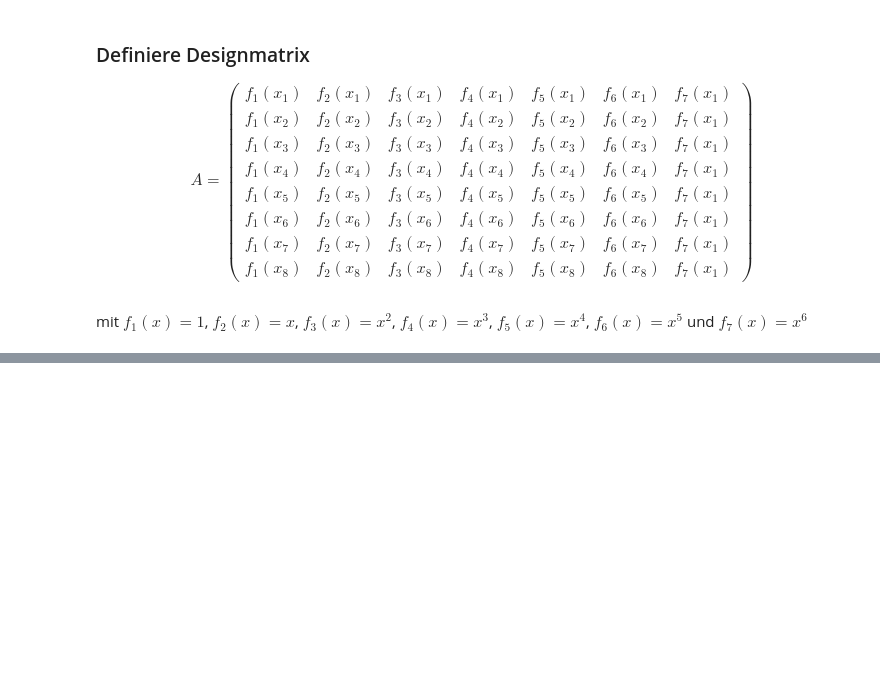
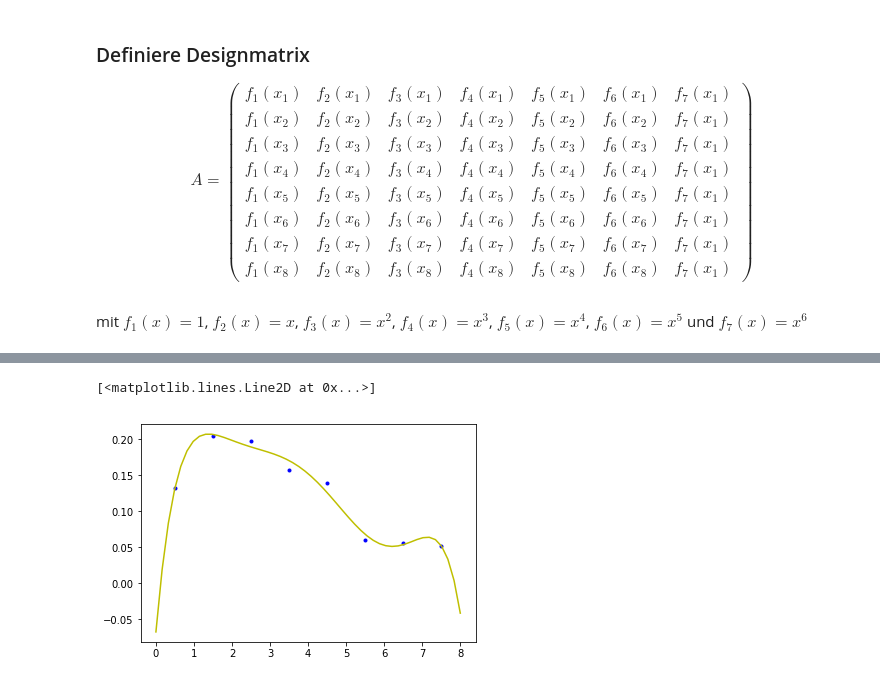
Before and after one commit to morpheus176/SMD-Abgaben, a Jupyter notebook: Blatt 09/Aufgabe25/Aufgabe25.ipynb, the cells around one changed output, grey strips where cells are left out. Drawn from its saved outputs; the diff is of its cells as text; code cells hidden in the pictures; blank space fills up the shorter version.

```diff
--- a/Blatt 09/Aufgabe25/Aufgabe25.ipynb
+++ b/Blatt 09/Aufgabe25/Aufgabe25.ipynb
@@ -43,7 +44,2 @@ def MatrixA(x):
 # %% [markdown]
 mit $f_1(x) = 1$,  $f_2(x) = x $, $f_3(x) = x^2$, $f_4(x) = x^3 $, $f_5(x) = x^4$, $f_6(x) = x^5 $ und $f_7(x) = x^6 $
-# %%
-with open('aufg_a.csv', newline='') as csvfile:
-    data = list(csv.reader(csvfile))
-
-print(data)
@@ -52,12 +46,14 @@ print(data)
 # %%
-#ndata=np.delete(data, (0), axis=0)
-ndata=np.array(data[1:])
-x = ndata[:,0]
-x = x.astype(np.float)
-x = np.asarray(x)
-y = ndata[:,1]
-y = y.astype(np.float)
-y = np.asarray(y)
-A = MatrixA(x2)
-a = (A.T*A)
-a
+def exceldata(file):
+    with open(file, newline='') as csvfile:
+        data = list(csv.reader(csvfile))
+    ndata=np.array(data[1:])
+    x = ndata[:,0]
+    x = x.astype(np.float)
+    y = ndata[:,1]
+    y = y.astype(np.float)
+    if len(ndata[0]) == 3:
+        z = ndata[:,2]
+        z = y.astype(np.float)
+        return x, y, z
+    return x, y
@@ -65,0 +60,7 @@ ValueError: operands could not be broadcast together with shapes (7,8) (8,7)
+# %%
+#ndata=np.delete(data, (0), axis=0)
+x, y =exceldata('aufg_a.csv')
+ymatrix = np.asmatrix(y)
+a = (A.T*A)**(-1)*A.T*ymatrix.T
+a
+#a_array=np.asarray(a)
@@ -66,5 +75,9 @@ ValueError: operands could not be broadcast together with shapes (7,8) (8,7)
 # %%
-z=np.linspace(0, 10)
-plt.plot(x2, y2, 'b.')
-p=polynom6(z, a[6], a[5], a[4], a[3], a[2], a[1], a[])
-plt.plot(z, p)
+z=np.linspace(0, 8)
+plt.plot(x, y, 'b.')
+a_Array=np.asarray(a)
+p=polynom6(z, a_Array[6], a_Array[5], a_Array[4], a_Array[3], a_Array[2], a_Array[1], a_Array[0])
+plt.plot(z, p, 'y-')
+# %% [output]
+[<matplotlib.lines.Line2D at 0x...>]
+[figure, added]
```
Also changed, not shown: parts of 8 cells of this notebook.
